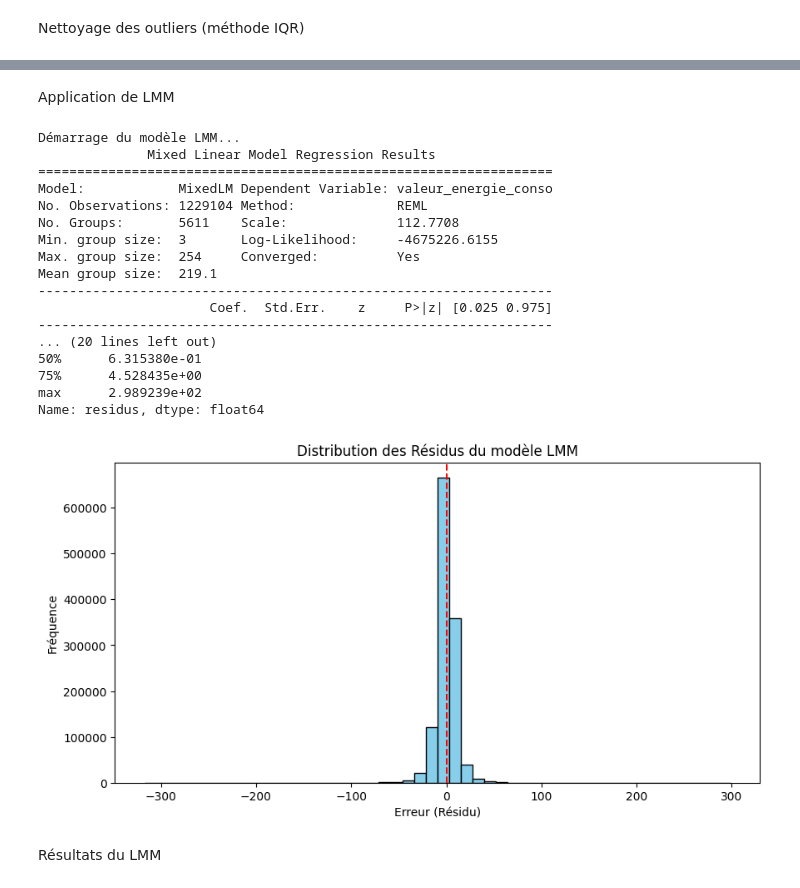
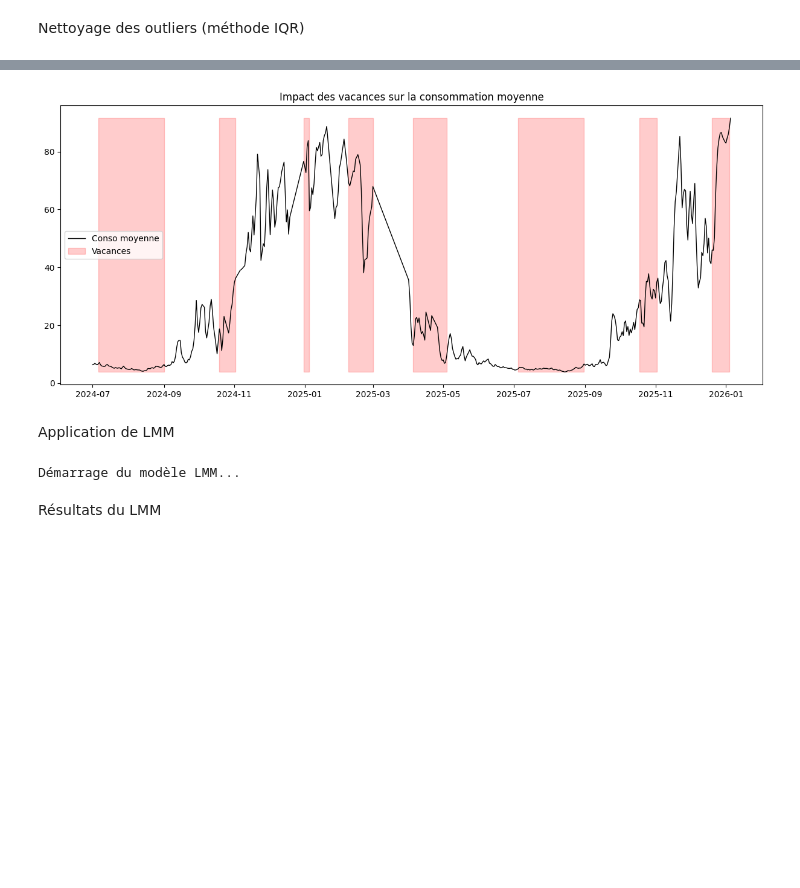
Before and after one commit to MatFerre/engie, a Jupyter notebook: original_method.ipynb, the cells around one changed output, grey strips where cells are left out. Saved outputs shown, nothing was run; the diff lists cells and outputs as text; code cells hidden in the pictures; blank space fills up the shorter version.

```diff
--- a/original_method.ipynb
+++ b/original_method.ipynb
@@ -117,3 +156,28 @@ df_final = df_clean[df_clean['pce'].isin(consistent_pce)]
+# %%
+# 1. On prépare les données agrégées par jour
+# On calcule la moyenne de conso pour que le graphique ne soit pas pollué par le nombre de compteurs
+daily_stats = df_final.groupby('date_parsed').agg({
+    'valeur_energie_conso': 'mean',
+    'is_school_holiday': 'max'
+}).reset_index()
+
+# 2. On trace la courbe
+plt.figure(figsize=(15, 6))
+plt.plot(daily_stats['date_parsed'], daily_stats['valeur_energie_conso'], color='black', lw=1, label='Conso moyenne')
+
+# 3. On colorie les zones de vacances
+# On utilise fill_between pour créer des blocs propres
+plt.fill_between(daily_stats['date_parsed'],
+                 daily_stats['valeur_energie_conso'].min(),
+                 daily_stats['valeur_energie_conso'].max(),
+                 where=(daily_stats['is_school_holiday'] == 1),
+                 color='red', alpha=0.2, label='Vacances')
+
+plt.title("Impact des vacances sur la consommation moyenne")
+plt.legend()
+plt.show()
+# %% [output]
+[figure, added]
 # %% [markdown]
 Application de LMM
 # %%
@@ -137,58 +201,18 @@ df_lmm['sin_week'] = np.sin(2 * np.pi * df_lmm['day_of_week'] / 7)
 df_lmm['cos_week'] = np.cos(2 * np.pi * df_lmm['day_of_week'] / 7)
 
 
-# Selection du sous échantillon (ici tous les compteurs car ntile100 == 1)
-data_for_model = df_lmm[df_lmm['ntile100'] == 1].copy()
-
-
 # 3. Régression
-formula = "valeur_energie_conso ~ hdd + trend + Is_Public_Holiday + sin_month + cos_month + sin_week + cos_week"
+formula = "valeur_energie_conso ~ hdd + trend + is_school_holiday + sin_month + cos_month + sin_week + cos_week"
 
 print("Démarrage du modèle LMM...")
 
 # re_formula="~hdd" : Pente aléatoire pour le HDD brut
-model_lmm = smf.mixedlm(formula, data_for_model, groups=data_for_model["pce"], re_formula="~hdd")
+model_lmm = smf.mixedlm(formula, data=df_lmm, groups=df_lmm["pce"], re_formula="~hdd")
 
 # method=["lbfgs"] est plus robuste pour converger
-result_lmm = model_lmm.fit(method=["lbfgs"], maxiter=200)
-
-print(result_lmm.summary())
-
-
-# 4. Analyse des résidus
-# On extrait les erreurs du modèle (Ce que le modèle n'a pas su prédire)
-data_for_model['residus'] = result_lmm.resid
-
-print("\n--- Analyse des Résidus ---")
-print(data_for_model['residus'].describe())
-
-# Visualisation rapide des résidus (Optionnel mais recommandé)
-plt.figure(figsize=(10, 5))
-plt.hist(data_for_model['residus'], bins=50, color='skyblue', edgecolor='black')
-plt.title("Distribution des Résidus du modèle LMM")
-plt.xlabel("Erreur (Résidu)")
-plt.ylabel("Fréquence")
-plt.axvline(0, color='red', linestyle='dashed', linewidth=1.5)
-plt.show()
+result_lmm = model_lmm.fit(method=["lbfgs"], maxiter=600)
 # %% [output]
 Démarrage du modèle LMM...
-              Mixed Linear Model Regression Results
-==================================================================
-Model:            MixedLM Dependent Variable: valeur_energie_conso
-No. Observations: 1229104 Method:             REML
-No. Groups:       5611    Scale:              112.7708
-Min. group size:  3       Log-Likelihood:     -4675226.6155
-Max. group size:  254     Converged:          Yes
-Mean group size:  219.1
-------------------------------------------------------------------
-                      Coef.  Std.Err.    z     P>|z| [0.025 0.975]
-------------------------------------------------------------------
-... (20 lines left out)
-50%      6.315380e-01
-75%      4.528435e+00
-max      2.989239e+02
-Name: residus, dtype: float64
-[figure, removed]
 # %% [markdown]
 Résultats du LMM
 # %%
```
Also changed, not shown: parts of 10 cells of this notebook.
